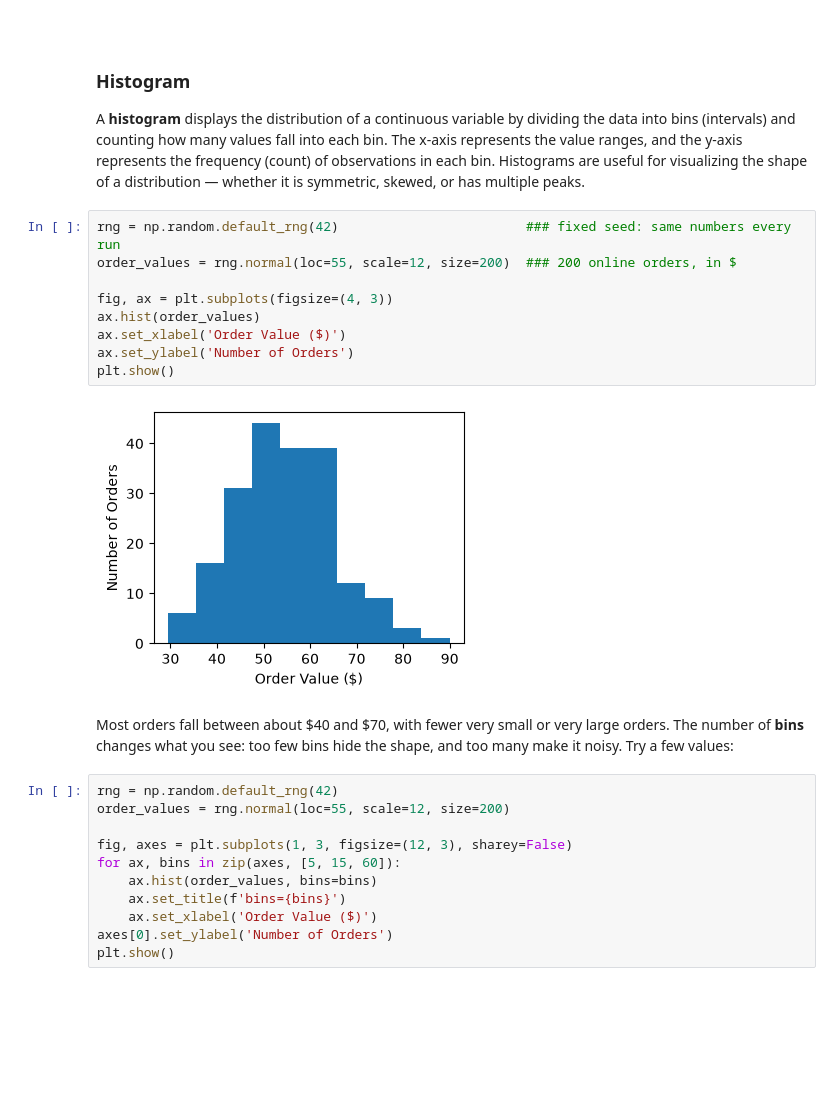
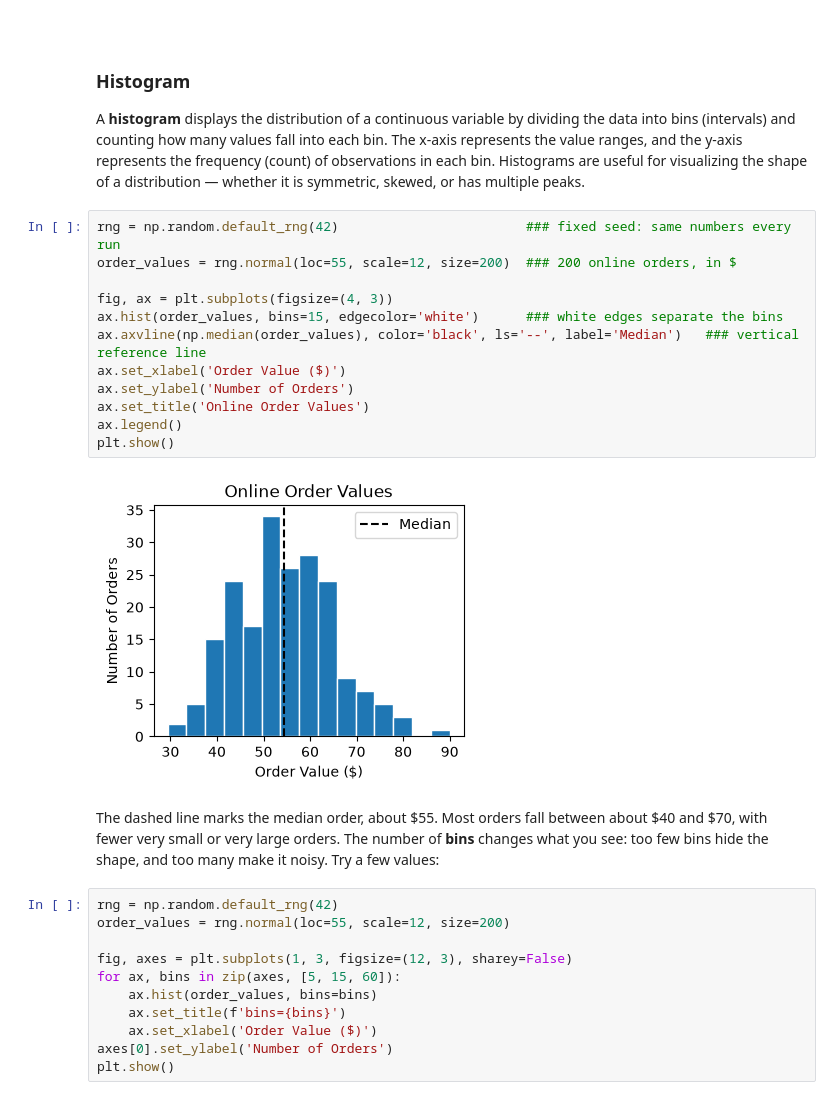
Before and after one commit to tychen742/dsm, a Jupyter notebook: chapters/06-matplotlib/0603-controls-plot-types.ipynb, the cells around one changed output. Drawn from its saved outputs; the diff is of its cells as text; blank space fills up the shorter version.

```diff
--- a/chapters/06-matplotlib/0603-controls-plot-types.ipynb
+++ b/chapters/06-matplotlib/0603-controls-plot-types.ipynb
@@ -426,16 +435,19 @@ A **histogram** displays the distribution of a continuous variable by dividing t
 # %%
 rng = np.random.default_rng(42)                        ### fixed seed: same numbers every run
 order_values = rng.normal(loc=55, scale=12, size=200)  ### 200 online orders, in $
 
 fig, ax = plt.subplots(figsize=(4, 3))
-ax.hist(order_values)
+ax.hist(order_values, bins=15, edgecolor='white')      ### white edges separate the bins
+ax.axvline(np.median(order_values), color='black', ls='--', label='Median')   ### vertical reference line
 ax.set_xlabel('Order Value ($)')
 ax.set_ylabel('Number of Orders')
+ax.set_title('Online Order Values')
+ax.legend()
 plt.show()
 # %% [output]
-[figure, old version]
+[figure, new version]
 # %% [markdown]
-Most orders fall between about \$40 and \$70, with fewer very small or very large orders. The number of **bins** changes what you see: too few bins hide the shape, and too many make it noisy. Try a few values:
+The dashed line marks the median order, about \$55. Most orders fall between about \$40 and \$70, with fewer very small or very large orders. The number of **bins** changes what you see: too few bins hide the shape, and too many make it noisy. Try a few values:
 # %%
 rng = np.random.default_rng(42)
 order_values = rng.normal(loc=55, scale=12, size=200)
```
Also changed, not shown: parts of 6 cells of this notebook, 1 other file.
